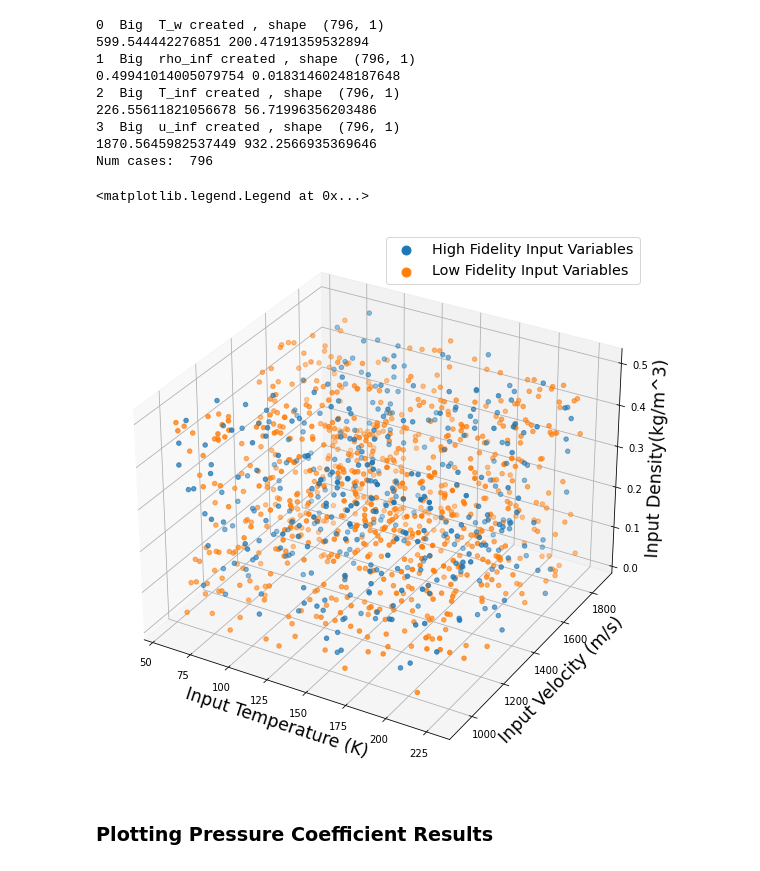
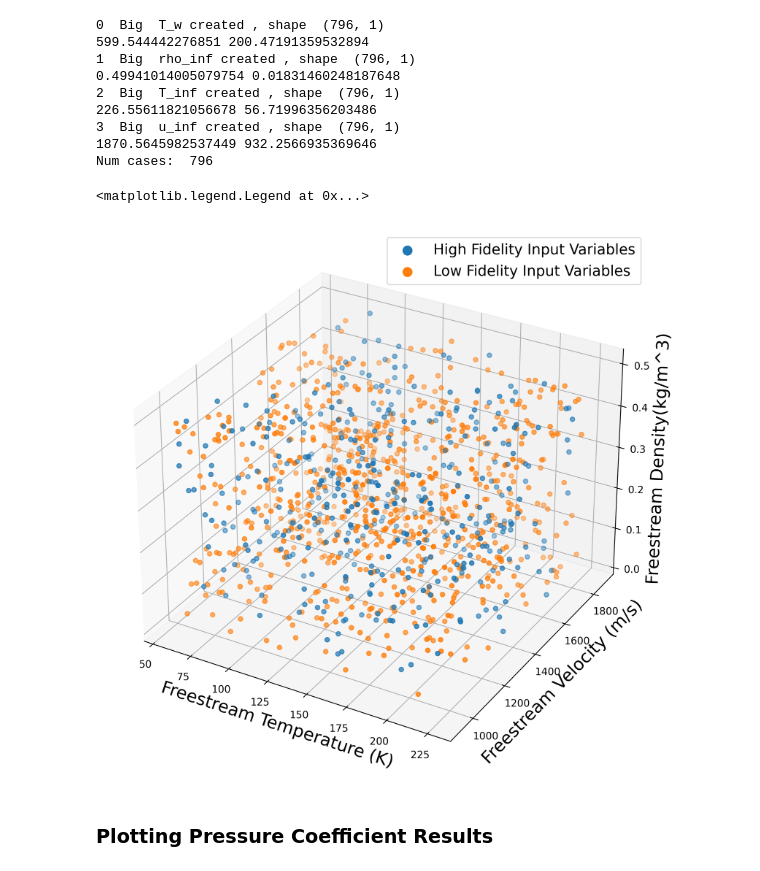
Before and after one commit to AmosJoseph/multifidelitymodeling, a Jupyter notebook: MF_SurrogateModel.ipynb, the cells around one changed output. Cells and saved outputs as stored; diff of their text form; code cells hidden in the pictures.

```diff
--- a/MF_SurrogateModel.ipynb
+++ b/MF_SurrogateModel.ipynb
@@ -4027,16 +4027,16 @@ Num cases:  796
 # %%
 plt.rcParams["figure.figsize"] = (10,10)
 fig = plt.figure()
 ax = fig.add_subplot(projection='3d')
 ax.scatter(inputTemperature,inputVelocity,inputDensity, label = 'High Fidelity Input Variables')
 ax.scatter(T_inf,u_inf, rho_inf, label = 'Low Fidelity Input Variables ')
-ax.set_xlabel('Input Temperature (K)')
-ax.set_ylabel('Input Velocity (m/s)')
-ax.set_zlabel('Input Density(kg/m^3)')
+ax.set_xlabel('Freestream Temperature (K)')
+ax.set_ylabel('Freestream Velocity (m/s)')
+ax.set_zlabel('Freestream Density(kg/m^3)')
 ax.legend(fontsize="x-large", markerscale=2.)
 # %% [output]
 <matplotlib.legend.Legend at 0x...>
-[figure, old version]
+[figure, new version]
 # %%
 a_inf = np.sqrt(gamma*R_specific*T_inf)
 M_inf = u_inf/a_inf
```
Also changed, not shown: parts of 1 cell of this notebook, 5 other files.
